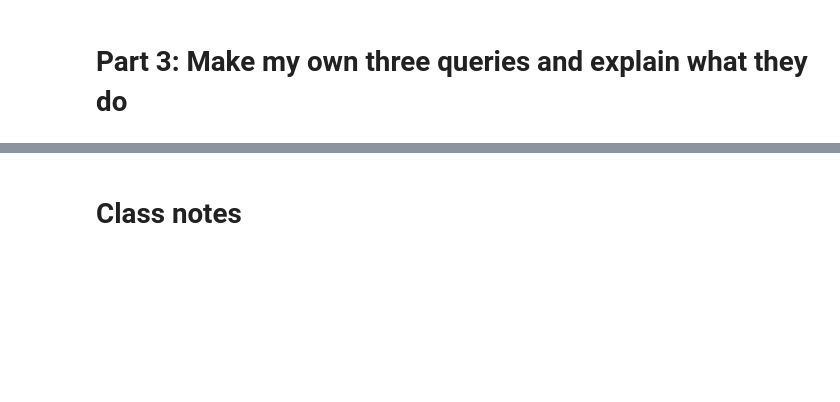
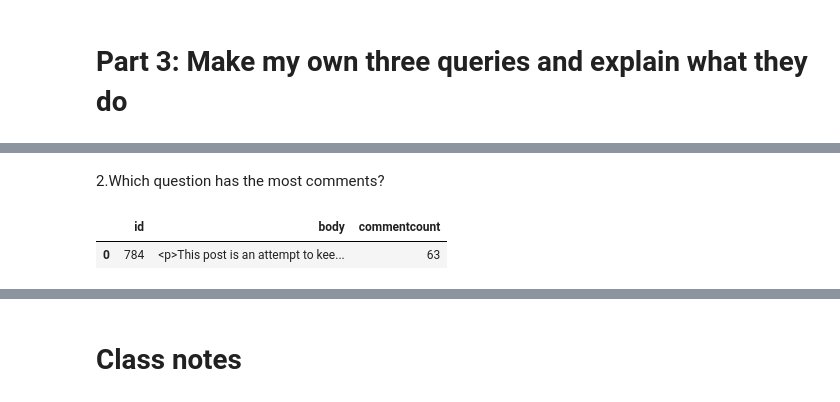
Before and after one commit to CrypticSloth/SchoolWork, a Jupyter notebook: CSCI340Databases/Project2/psqlWithLanguage.ipynb, the cells around one changed output, grey strips where cells are left out. Drawn from its saved outputs; the diff is of its cells as text; code cells hidden in the pictures; blank space fills up the shorter version.

```diff
--- a/CSCI340Databases/Project2/psqlWithLanguage.ipynb
+++ b/CSCI340Databases/Project2/psqlWithLanguage.ipynb
@@ -118,0 +131,11 @@ It appears that March (3) is the month with the most activity.
+# %% [markdown]
+2.Which question has the most comments?
+# %%
+pd.read_sql_query(
+'''
+    select id, body, commentcount from posts where posttypeid=1 order by commentcount desc limit 1
+'''
+,engine)
+# %% [output]
+|  | id | body | commentcount |
+| 0 | 784 | <p>This post is an attempt to kee... | 63 |
```
Also changed, not shown: parts of 9 cells of this notebook.
